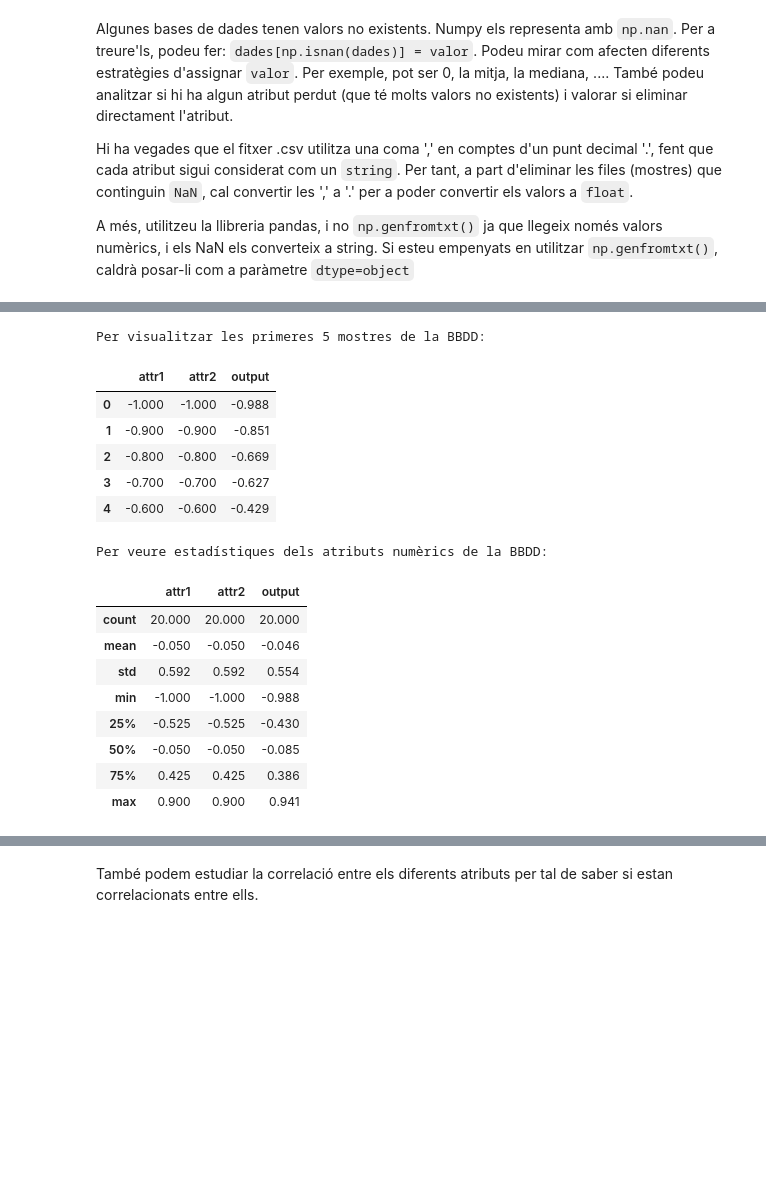
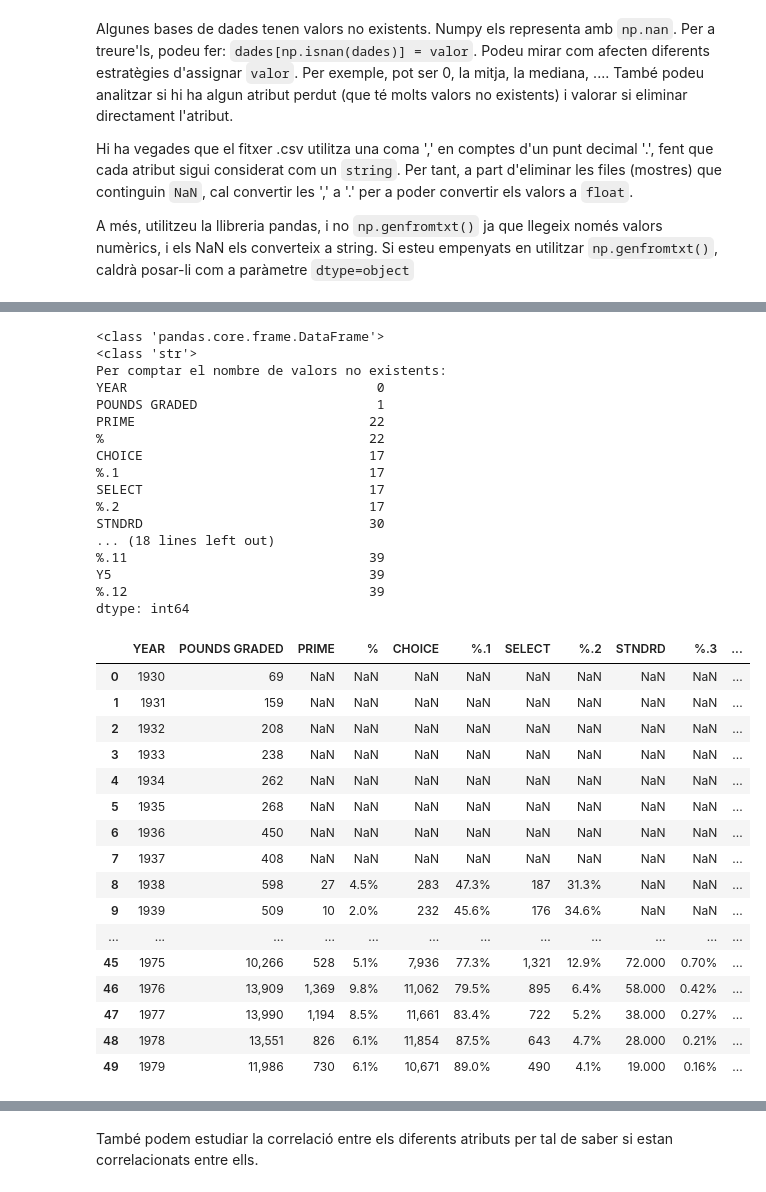
Before and after one commit to guillem-martinez/Practica1-ApC, a Jupyter notebook: Practica1-Regressio2022-GEI.ipynb, the cells around one changed output, grey strips where cells are left out. Saved outputs shown, nothing was run; the diff lists cells and outputs as text; code cells hidden in the pictures; blank space fills up the shorter version.

Commit message:
Update Practica1-Regressio2022-GEI.ipynb
Neteja de dades del dataset

```diff
--- a/Practica1-Regressio2022-GEI.ipynb
+++ b/Practica1-Regressio2022-GEI.ipynb
@@ -134,13 +134,14 @@ import scipy.stats
 # Visualitzarem només 3 decimals per mostra
 pd.set_option('display.float_format', lambda x: '%.3f' % x)
 
+pd.set_option('display.max_columns', None)
 # Funcio per a llegir dades en format csv
 def load_dataset(path):
     dataset = pd.read_csv(path, header=0, delimiter=',')
     return dataset
 
 # Carreguem dataset d'exemple
-dataset = load_dataset('dummy.csv')
+dataset = load_dataset("data/Beef History.csv")
 data = dataset.values
 
 x = data[:, :2]
@@ -170 +183,53 @@ output    0
 dtype: int64
+# %%
+##Netejant les dades
+print(type(dataset))
+#dataset[np.isnan(dataset)] = 'BORRAR'
+#dataset = dataset.drop(dataset.query('YEAR==str(NaN)'))
+
+newDataset = dataset.dropna(subset=['YEAR'], how="all")
+newDataset = newDataset.iloc[:-6] #Borrar 6 lineas final
+newDataset = newDataset.reset_index(drop=True) #Reorganizar indices
+
+print(type(dataset['YEAR'][11]))
+newDataset[0:50]
+
+#Nombre de valor
+print("Per comptar el nombre de valors no existents:")
+print(newDataset.isnull().sum())
+newDataset[0:50]
+# %% [output]
+<class 'pandas.core.frame.DataFrame'>
+<class 'str'>
+Per comptar el nombre de valors no existents:
+YEAR                                0
+POUNDS GRADED                       1
+PRIME                              22
+%                                  22
+CHOICE                             17
+%.1                                17
+SELECT                             17
+%.2                                17
+STNDRD                             30
+... (18 lines left out)
+%.11                               39
+Y5                                 39
+%.12                               39
+dtype: int64
+|  | YEAR | POUNDS GRADED | PRIME | % | CHOICE | %.1 | SELECT | %.2 | STNDRD | %.3 | ... |
+| 0 | 1930 | 69 | NaN | NaN | NaN | NaN | NaN | NaN | NaN | NaN | ... |
+| 1 | 1931 | 159 | NaN | NaN | NaN | NaN | NaN | NaN | NaN | NaN | ... |
+| 2 | 1932 | 208 | NaN | NaN | NaN | NaN | NaN | NaN | NaN | NaN | ... |
+| 3 | 1933 | 238 | NaN | NaN | NaN | NaN | NaN | NaN | NaN | NaN | ... |
+| 4 | 1934 | 262 | NaN | NaN | NaN | NaN | NaN | NaN | NaN | NaN | ... |
+| 5 | 1935 | 268 | NaN | NaN | NaN | NaN | NaN | NaN | NaN | NaN | ... |
+| 6 | 1936 | 450 | NaN | NaN | NaN | NaN | NaN | NaN | NaN | NaN | ... |
+| 7 | 1937 | 408 | NaN | NaN | NaN | NaN | NaN | NaN | NaN | NaN | ... |
+| 8 | 1938 | 598 | 27 | 4.5% | 283 | 47.3% | 187 | 31.3% | NaN | NaN | ... |
+| 9 | 1939 | 509 | 10 | 2.0% | 232 | 45.6% | 176 | 34.6% | NaN | NaN | ... |
+| ... | ... | ... | ... | ... | ... | ... | ... | ... | ... | ... | ... |
+| 45 | 1975 | 10,266 | 528 | 5.1% | 7,936 | 77.3% | 1,321 | 12.9% | 72.000 | 0.70% | ... |
+| 46 | 1976 | 13,909 | 1,369 | 9.8% | 11,062 | 79.5% | 895 | 6.4% | 58.000 | 0.42% | ... |
+| 47 | 1977 | 13,990 | 1,194 | 8.5% | 11,661 | 83.4% | 722 | 5.2% | 38.000 | 0.27% | ... |
+| 48 | 1978 | 13,551 | 826 | 6.1% | 11,854 | 87.5% | 643 | 4.7% | 28.000 | 0.21% | ... |
+| 49 | 1979 | 11,986 | 730 | 6.1% | 10,671 | 89.0% | 490 | 4.1% | 19.000 | 0.16% | ... |
@@ -171,11 +241,3 @@ dtype: int64
 # %%
 print("Per visualitzar les primeres 5 mostres de la BBDD:")
 dataset.head()
-# %% [output]
-Per visualitzar les primeres 5 mostres de la BBDD:
-|  | attr1 | attr2 | output |
-| 0 | -1.000 | -1.000 | -0.988 |
-| 1 | -0.900 | -0.900 | -0.851 |
-| 2 | -0.800 | -0.800 | -0.669 |
-| 3 | -0.700 | -0.700 | -0.627 |
-| 4 | -0.600 | -0.600 | -0.429 |
@@ -182,17 +246,6 @@ Per visualitzar les primeres 5 mostres de la BBDD:
 # %%
 print("Per veure estadístiques dels atributs numèrics de la BBDD:")
 dataset.describe()
-# %% [output]
-Per veure estadístiques dels atributs numèrics de la BBDD:
-|  | attr1 | attr2 | output |
-| count | 20.000 | 20.000 | 20.000 |
-| mean | -0.050 | -0.050 | -0.046 |
-| std | 0.592 | 0.592 | 0.554 |
-| min | -1.000 | -1.000 | -0.988 |
-| 25% | -0.525 | -0.525 | -0.430 |
-| 50% | -0.050 | -0.050 | -0.085 |
-| 75% | 0.425 | 0.425 | 0.386 |
-| max | 0.900 | 0.900 | 0.941 |
 # %%
 # mostrem atribut 0
 plt.figure()
```
Also changed, not shown: parts of 15 cells of this notebook.
